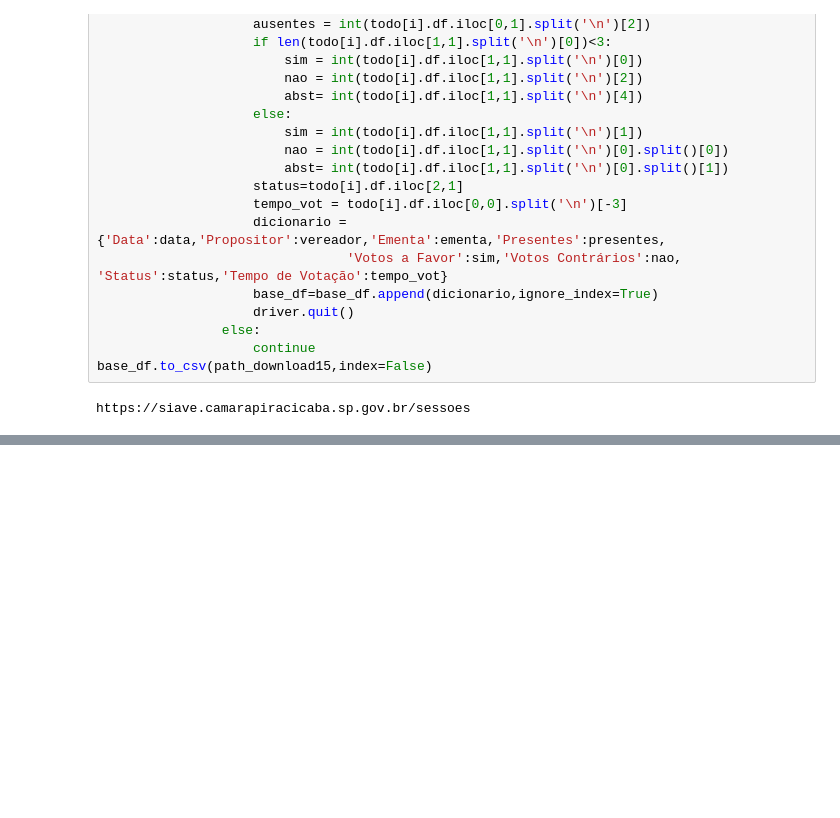
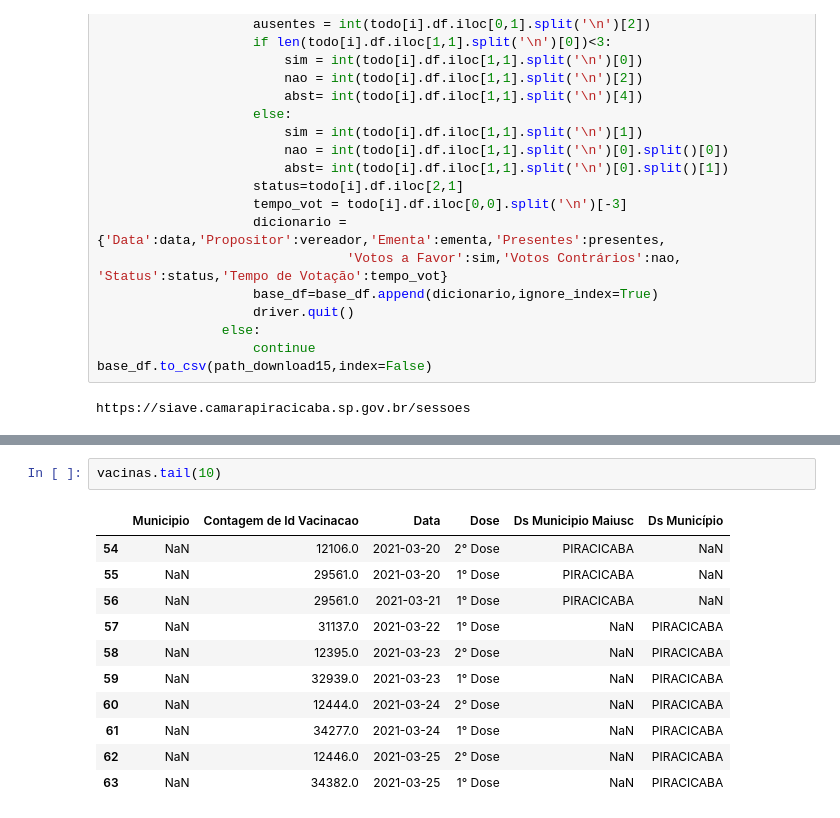
Before and after one commit to yanprada/platform-curiocidades, a Jupyter notebook: notebook/Notes Automaticos.ipynb, the cells around one changed output, grey strips where cells are left out. Saved outputs shown, nothing was run; the diff lists cells and outputs as text; blank space fills up the shorter version.

```diff
--- a/notebook/Notes Automaticos.ipynb
+++ b/notebook/Notes Automaticos.ipynb
@@ -617,0 +712,14 @@ item[0].text
+# %%
+vacinas.tail(10)
+# %% [output]
+|  | Municipio | Contagem de Id Vacinacao | Data | Dose | Ds Municipio Maiusc | Ds Município |
+| 54 | NaN | 12106.0 | 2021-03-20 | 2° Dose | PIRACICABA | NaN |
+| 55 | NaN | 29561.0 | 2021-03-20 | 1° Dose | PIRACICABA | NaN |
+| 56 | NaN | 29561.0 | 2021-03-21 | 1° Dose | PIRACICABA | NaN |
+| 57 | NaN | 31137.0 | 2021-03-22 | 1° Dose | NaN | PIRACICABA |
+| 58 | NaN | 12395.0 | 2021-03-23 | 2° Dose | NaN | PIRACICABA |
+| 59 | NaN | 32939.0 | 2021-03-23 | 1° Dose | NaN | PIRACICABA |
+| 60 | NaN | 12444.0 | 2021-03-24 | 2° Dose | NaN | PIRACICABA |
+| 61 | NaN | 34277.0 | 2021-03-24 | 1° Dose | NaN | PIRACICABA |
+| 62 | NaN | 12446.0 | 2021-03-25 | 2° Dose | NaN | PIRACICABA |
+| 63 | NaN | 34382.0 | 2021-03-25 | 1° Dose | NaN | PIRACICABA |
```
Also changed, not shown: parts of 16 cells of this notebook, 27 other files.
